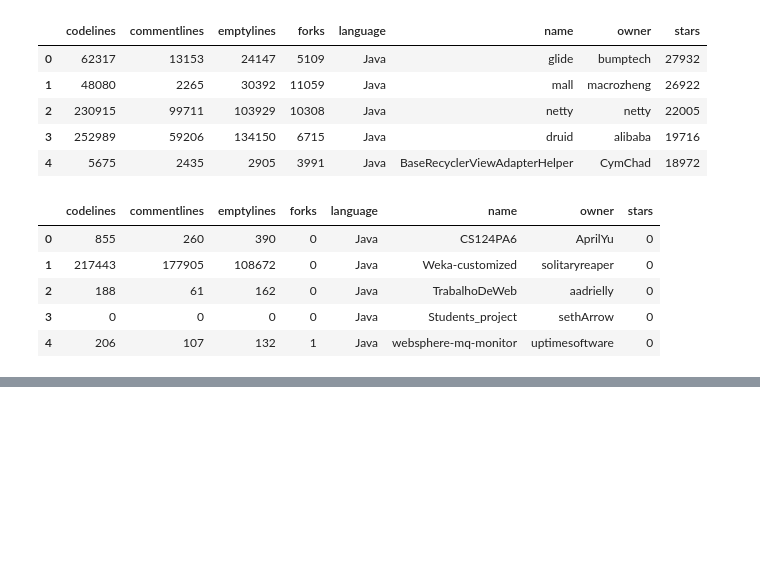
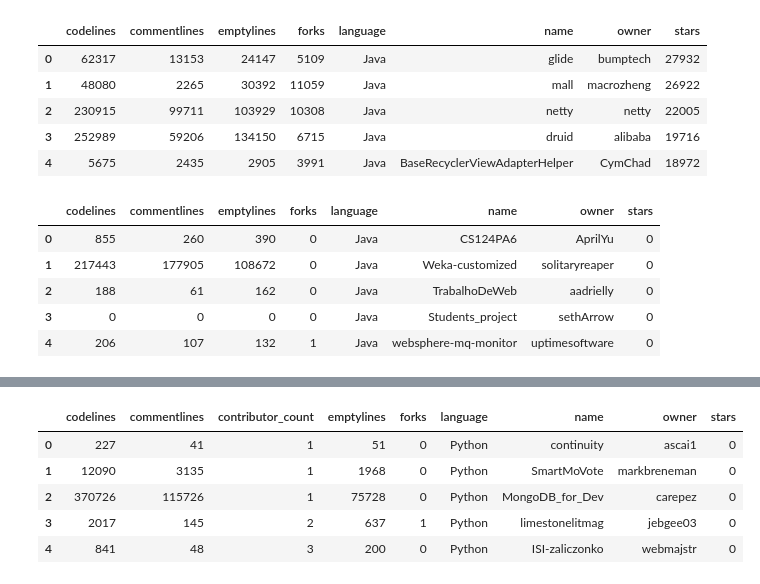
Before and after one commit to davedscl/AdvancedMethodsSe, a Jupyter notebook: evaluation.ipynb, the cells around one changed output, grey strips where cells are left out. Cells and saved outputs as stored; diff of their text form; code cells hidden in the pictures; blank space fills up the shorter version.

```diff
--- a/evaluation.ipynb
+++ b/evaluation.ipynb
@@ -268,0 +328,10 @@ java_comment = np.concatenate((df_java_best['commentlines'].values, df_java_wors
+# %%
+cont_py_worst = pd.read_json ('contr_py_worst.json')
+cont_py_worst.head()
+# %% [output]
+|  | codelines | commentlines | contributor_count | emptylines | forks | language | name | owner | stars |
+| 0 | 227 | 41 | 1 | 51 | 0 | Python | continuity | ascai1 | 0 |
+| 1 | 12090 | 3135 | 1 | 1968 | 0 | Python | SmartMoVote | markbreneman | 0 |
+| 2 | 370726 | 115726 | 1 | 75728 | 0 | Python | MongoDB_for_Dev | carepez | 0 |
+| 3 | 2017 | 145 | 2 | 637 | 1 | Python | limestonelitmag | jebgee03 | 0 |
+| 4 | 841 | 48 | 3 | 200 | 0 | Python | ISI-zaliczonko | webmajstr | 0 |
```
Also changed, not shown: parts of 13 cells of this notebook.
